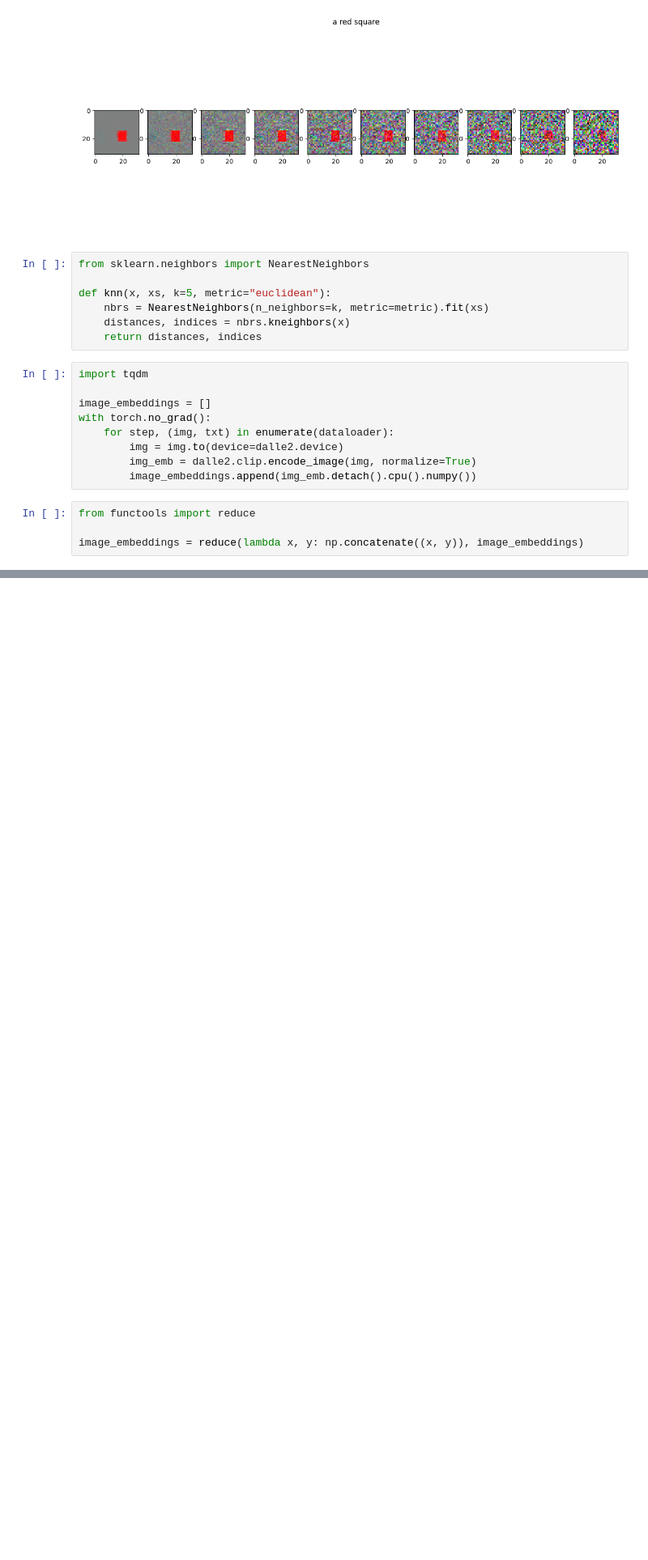
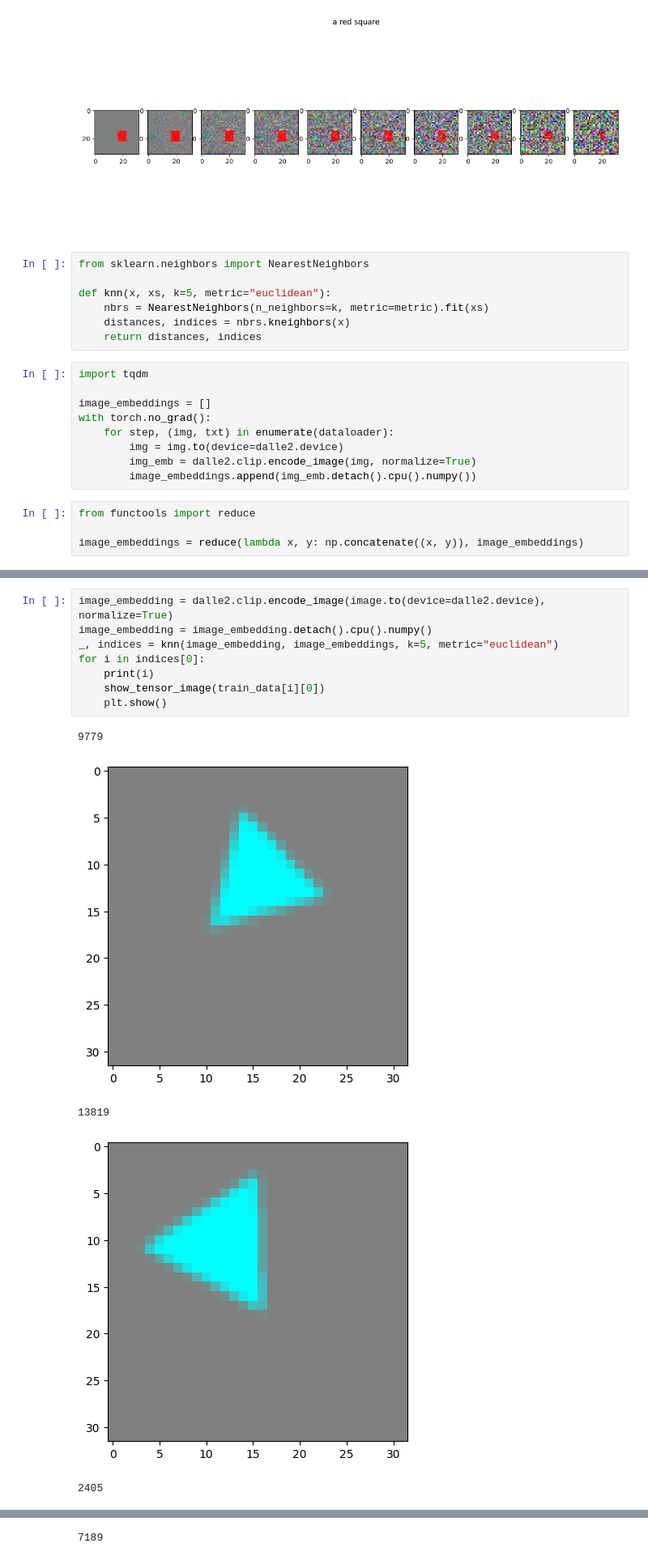
Before and after one commit to RodgersLuo/open-dalle-2, a Jupyter notebook: experiments.ipynb, the cells around one changed output, grey strips where cells are left out. Shown: that part at 81% size. Cells and saved outputs as stored; diff of their text form; blank space fills up the shorter version.

```diff
--- a/experiments.ipynb
+++ b/experiments.ipynb
@@ -286,0 +345,14 @@ print(image_embeddings[indices[0][0]])
+# %%
+image_embedding = dalle2.clip.encode_image(image.to(device=dalle2.device), normalize=True)
+image_embedding = image_embedding.detach().cpu().numpy()
+_, indices = knn(image_embedding, image_embeddings, k=5, metric="euclidean")
+for i in indices[0]:
+    print(i)
+    show_tensor_image(train_data[i][0])
+    plt.show()
+# %% [output]
+9779
+[figure, added]
+13819
+[figure, added]
+2405
@@ -286,0 +360 @@ print(image_embeddings[indices[0][0]])
+7189
```
Also changed, not shown: parts of 16 cells of this notebook, 5 other files.
